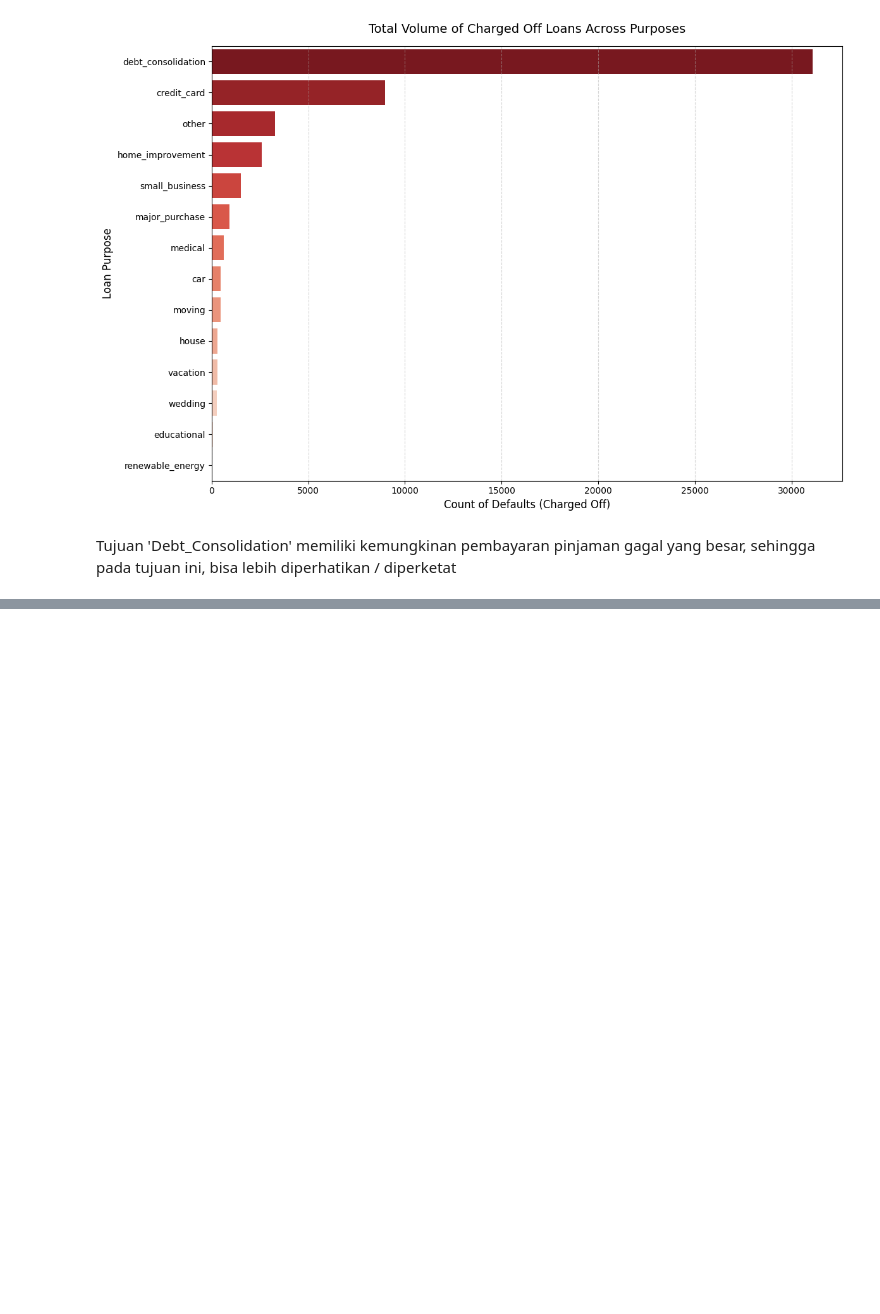
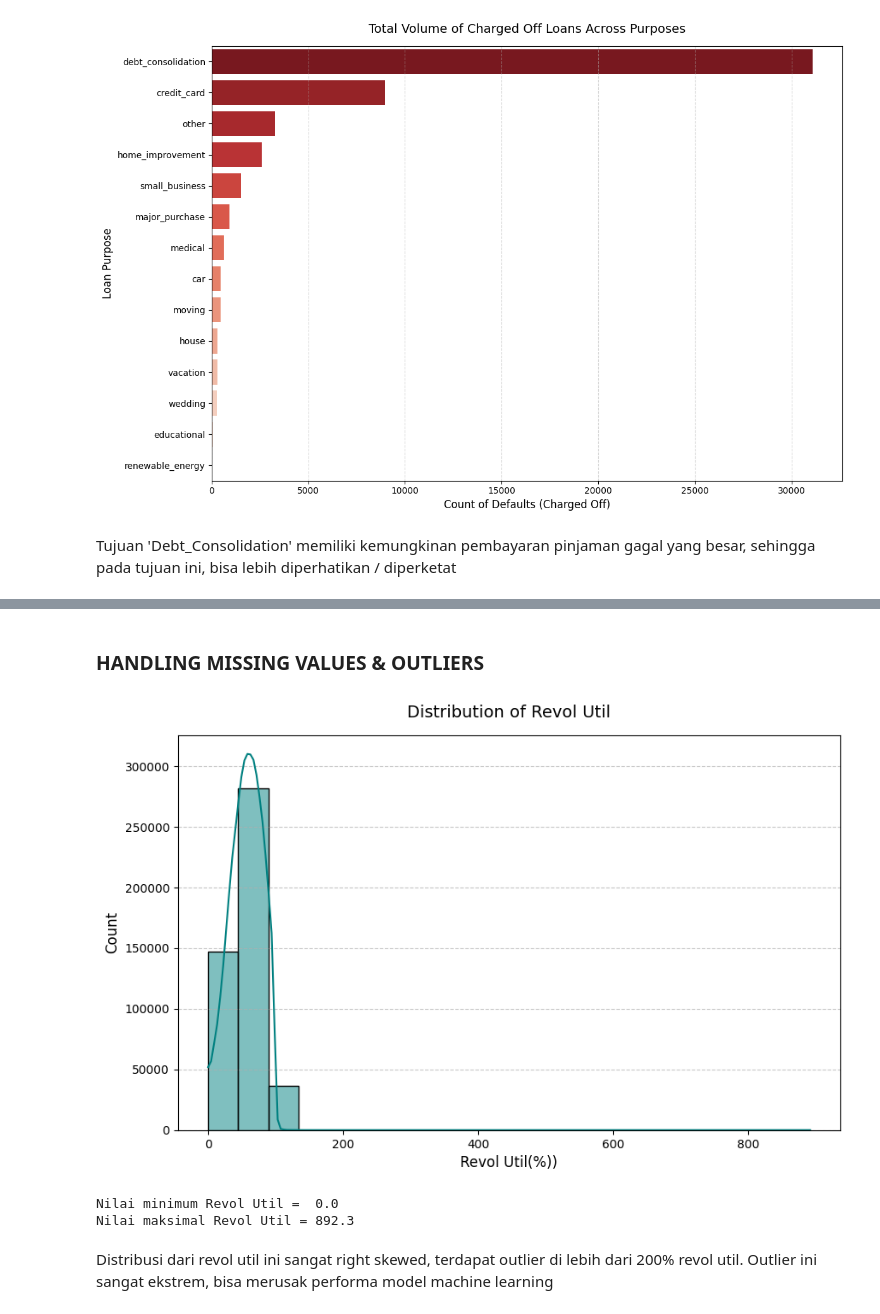
Before and after one commit to rfaoktvian/ChurnPrediction, a Jupyter notebook: notebooks/01_model_development.ipynb, the cells around one changed output, grey strips where cells are left out. Drawn from its saved outputs; the diff is of its cells as text; code cells hidden in the pictures; blank space fills up the shorter version.

Commit message:
feat(notebooks): handling outliers (revol_util)

```diff
--- a/notebooks/01_model_development.ipynb
+++ b/notebooks/01_model_development.ipynb
@@ -511,0 +522,19 @@ Tujuan 'Debt_Consolidation' memiliki kemungkinan pembayaran pinjaman gagal yang
+# %% [markdown]
+### HANDLING MISSING VALUES & OUTLIERS
+# %%
+plt.figure(figsize=(10, 6))
+sns.histplot(df['revol_util'], kde=True, color='teal', bins=20)
+plt.title('Distribution of Revol Util', fontsize=14, pad=15)
+plt.xlabel('Revol Util(%))', fontsize=12)
+plt.ylabel('Count', fontsize=12)
+plt.grid(axis='y', linestyle='--', alpha=0.7)
+plt.show()
+
+print('Nilai minimum Revol Util = ',df['revol_util'].min())
+print('Nilai maksimal Revol Util =',df['revol_util'].max())
+# %% [output]
+[figure, added]
+Nilai minimum Revol Util =  0.0
+Nilai maksimal Revol Util = 892.3
+# %% [markdown]
+Distribusi dari revol util ini sangat right skewed, terdapat outlier di lebih dari 200% revol util. Outlier ini sangat ekstrem, bisa merusak performa model machine learning
```
Also changed, not shown: parts of 3 cells of this notebook.
